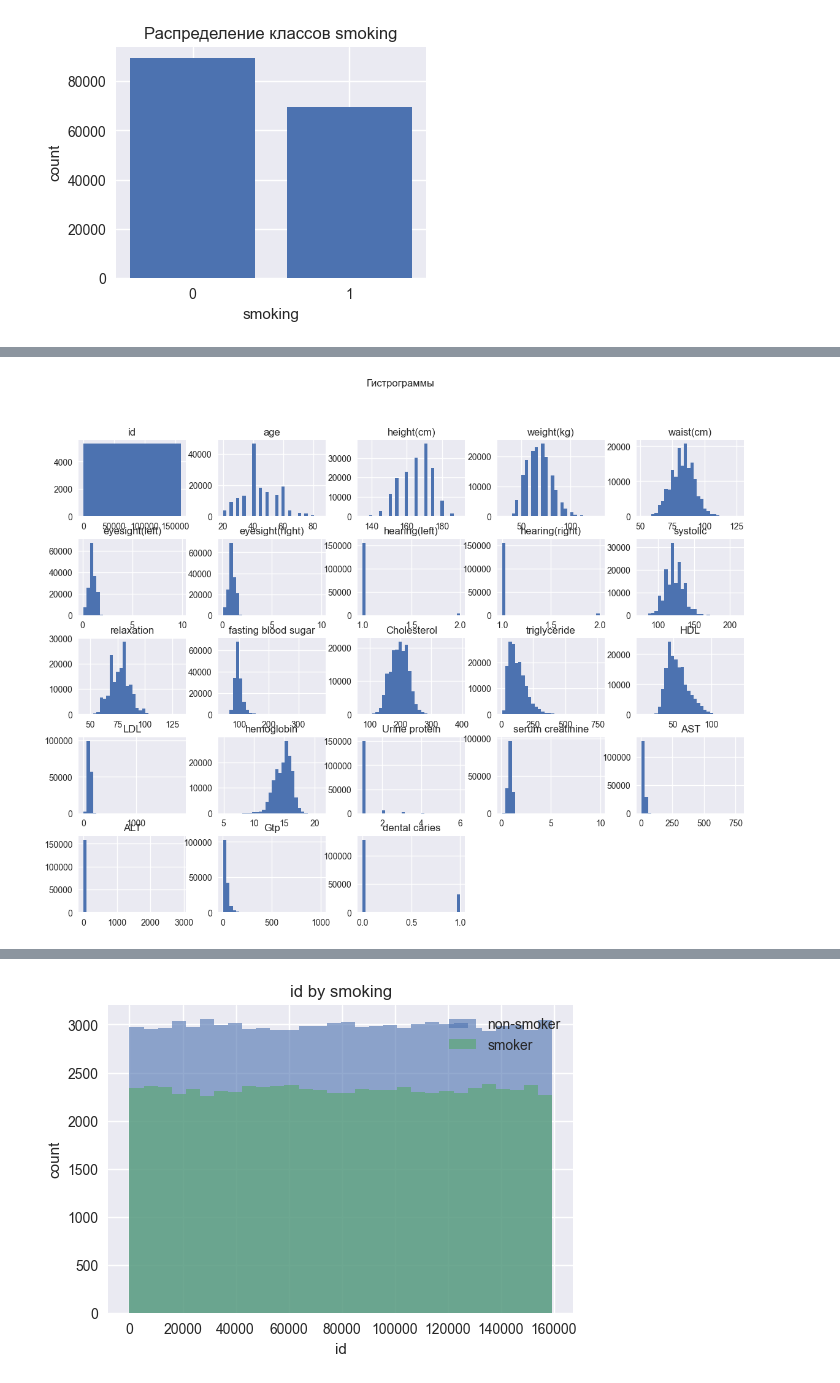
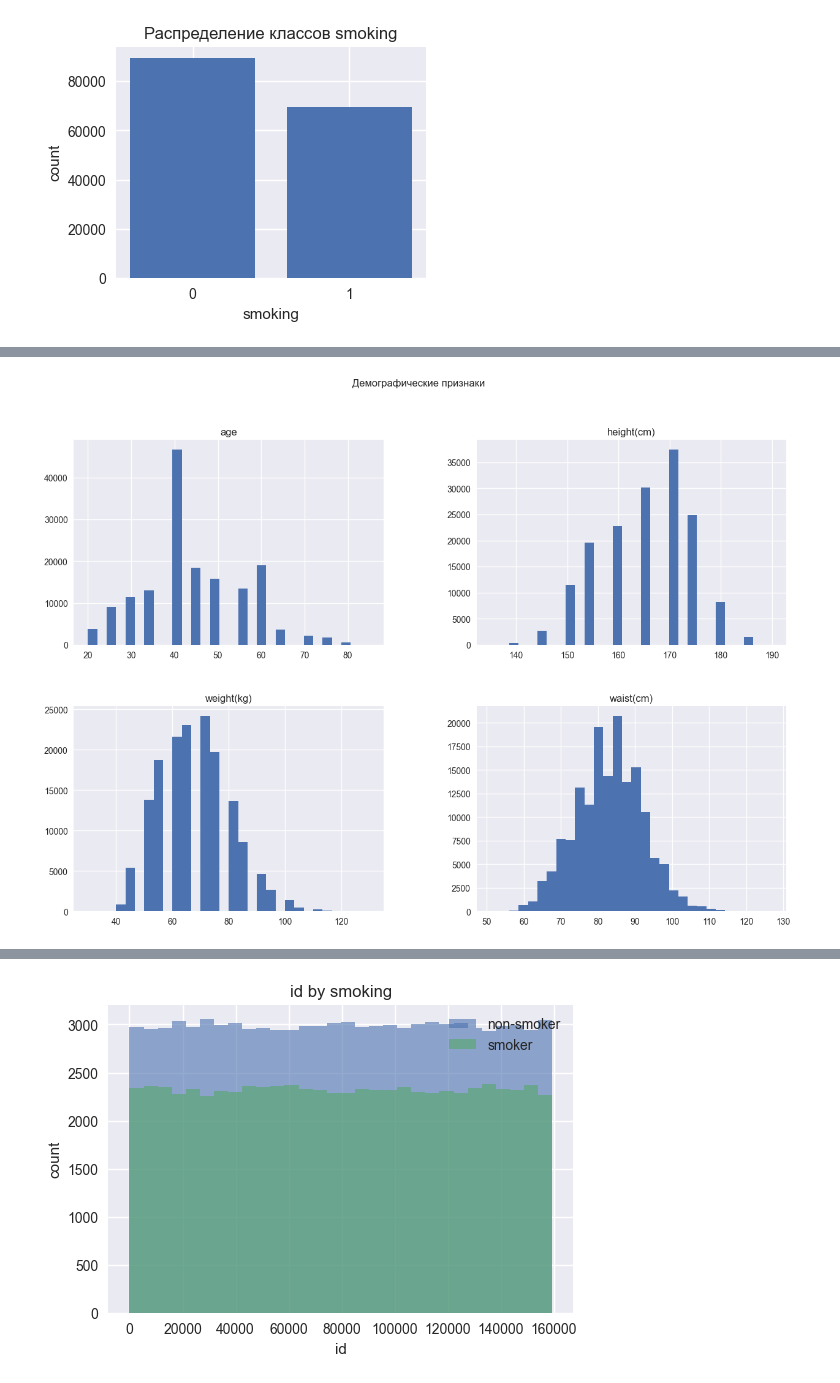
Before and after one commit to ACME-URFU/smoking-status-prediction, a Jupyter notebook: notebooks/eda.ipynb, the cells around one changed output, grey strips where cells are left out. Saved outputs shown, nothing was run; the diff lists cells and outputs as text; code cells hidden in the pictures.

```diff
--- a/notebooks/test.ipynb
+++ b/notebooks/eda.ipynb
@@ -10,7 +90,7 @@ from pandas.plotting import scatter_matrix
 plt.style.use('seaborn-v0_8')
 pd.set_option("display.max_columns", None)
 # %%
-df = pd.read_csv("data/train.csv")
+df = pd.read_csv("../data/train.csv")
 # %%
 print("Shape:", df.shape)
 display(df.head())
@@ -112,5 +206,7 @@ plt.title("Распределение классов smoking"); plt.xlabel("smok
 # %%
-num_cols = df.select_dtypes(include=np.number).columns.drop("smoking")
-df[num_cols].hist(bins=30, figsize=(14,10)); plt.suptitle("Гистрограммы"); plt.show()
+cols_demo = ["age", "height(cm)", "weight(kg)", "waist(cm)"]
+df[cols_demo].hist(bins=30, figsize=(15,10))
+plt.suptitle("Демографические признаки")
+plt.show()
 # %% [output]
-[figure, old version]
+[figure, new version]
```
Also changed, not shown: parts of 12 cells of this notebook.
